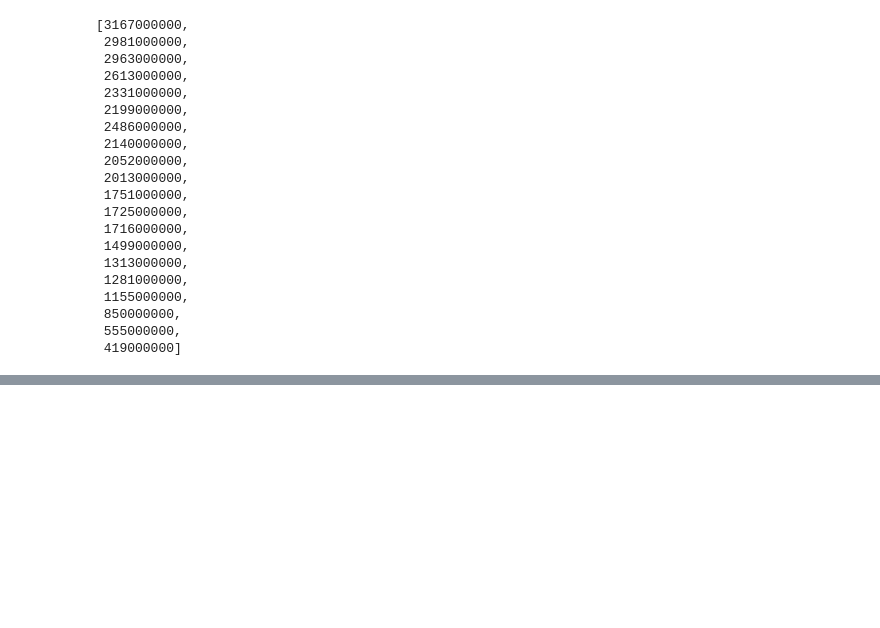
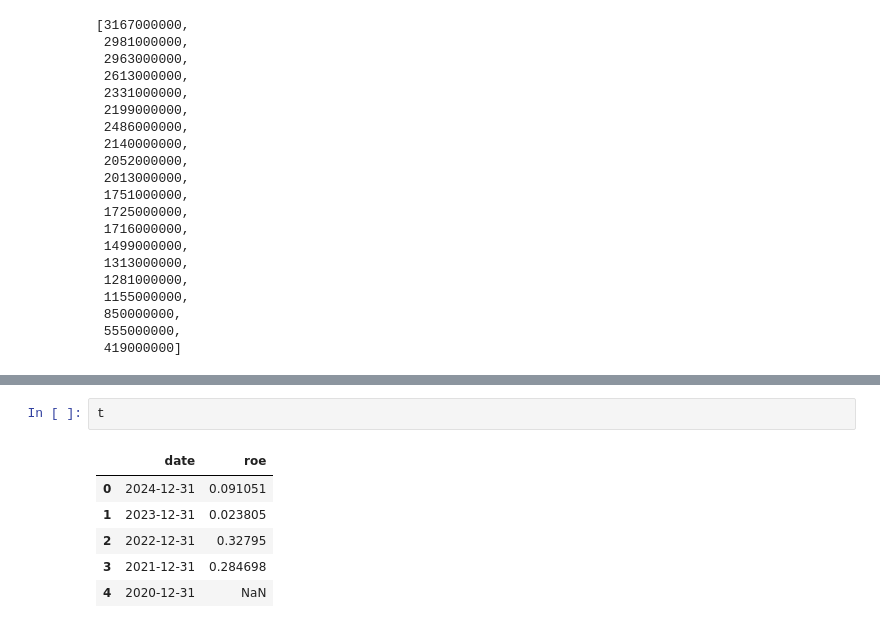
Before and after one commit to shiyun36/dsa3101, a Jupyter notebook: notebooks/database.ipynb, the cells around one changed output, grey strips where cells are left out. Drawn from its saved outputs; the diff is of its cells as text; blank space fills up the shorter version.

```diff
--- a/notebooks/database.ipynb
+++ b/notebooks/database.ipynb
@@ -695,0 +758,9 @@ data
+# %%
+t
+# %% [output]
+|  | date | roe |
+| 0 | 2024-12-31 | 0.091051 |
+| 1 | 2023-12-31 | 0.023805 |
+| 2 | 2022-12-31 | 0.32795 |
+| 3 | 2021-12-31 | 0.284698 |
+| 4 | 2020-12-31 | NaN |
```
Also changed, not shown: parts of 28 cells of this notebook, 4 other files.
